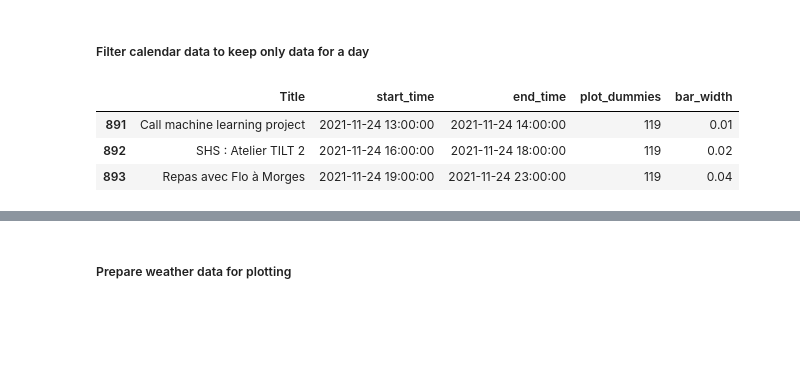
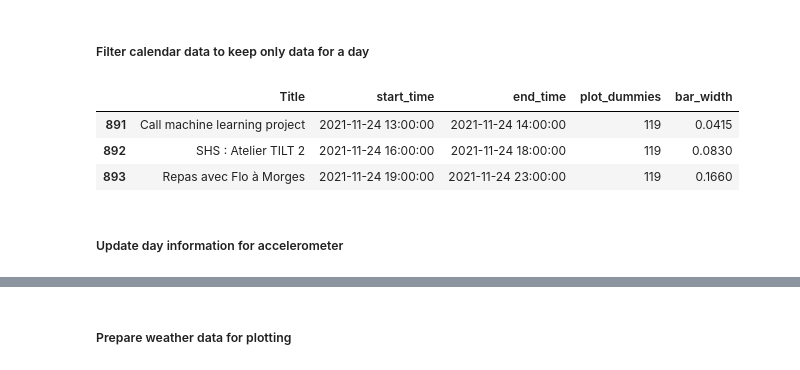
Before and after one commit to areisde/montblanc, a Jupyter notebook: Correlation between data.ipynb, the cells around one changed output, grey strips where cells are left out. Drawn from its saved outputs; the diff is of its cells as text; code cells hidden in the pictures; blank space fills up the shorter version.

```diff
--- a/Correlation between data.ipynb
+++ b/Correlation between data.ipynb
@@ -144,9 +200,11 @@ df_filtered_dates.at[893,'Title']= "Repas avec Flo à Morges"
 df_filtered_dates['bar_width'] = df_filtered_dates['end_time'] - df_filtered_dates['start_time']
 df_filtered_dates['bar_width'] = df_filtered_dates['bar_width'].apply(lambda t : t.seconds//3600 * 0.0415)
 # %%
-df_filtered_dates.head(50)
+df_filtered_dates.head()
 # %% [output]
 |  | Title | start_time | end_time | plot_dummies | bar_width |
-| 891 | Call machine learning project | 2021-11-24 13:00:00 | 2021-11-24 14:00:00 | 119 | 0.01 |
-| 892 | SHS : Atelier TILT 2 | 2021-11-24 16:00:00 | 2021-11-24 18:00:00 | 119 | 0.02 |
-| 893 | Repas avec Flo à Morges | 2021-11-24 19:00:00 | 2021-11-24 23:00:00 | 119 | 0.04 |
+| 891 | Call machine learning project | 2021-11-24 13:00:00 | 2021-11-24 14:00:00 | 119 | 0.0415 |
+| 892 | SHS : Atelier TILT 2 | 2021-11-24 16:00:00 | 2021-11-24 18:00:00 | 119 | 0.0830 |
+| 893 | Repas avec Flo à Morges | 2021-11-24 19:00:00 | 2021-11-24 23:00:00 | 119 | 0.1660 |
+# %% [markdown]
+##### Update day information for accelerometer
```
Also changed, not shown: parts of 10 cells of this notebook, 2 other files.
